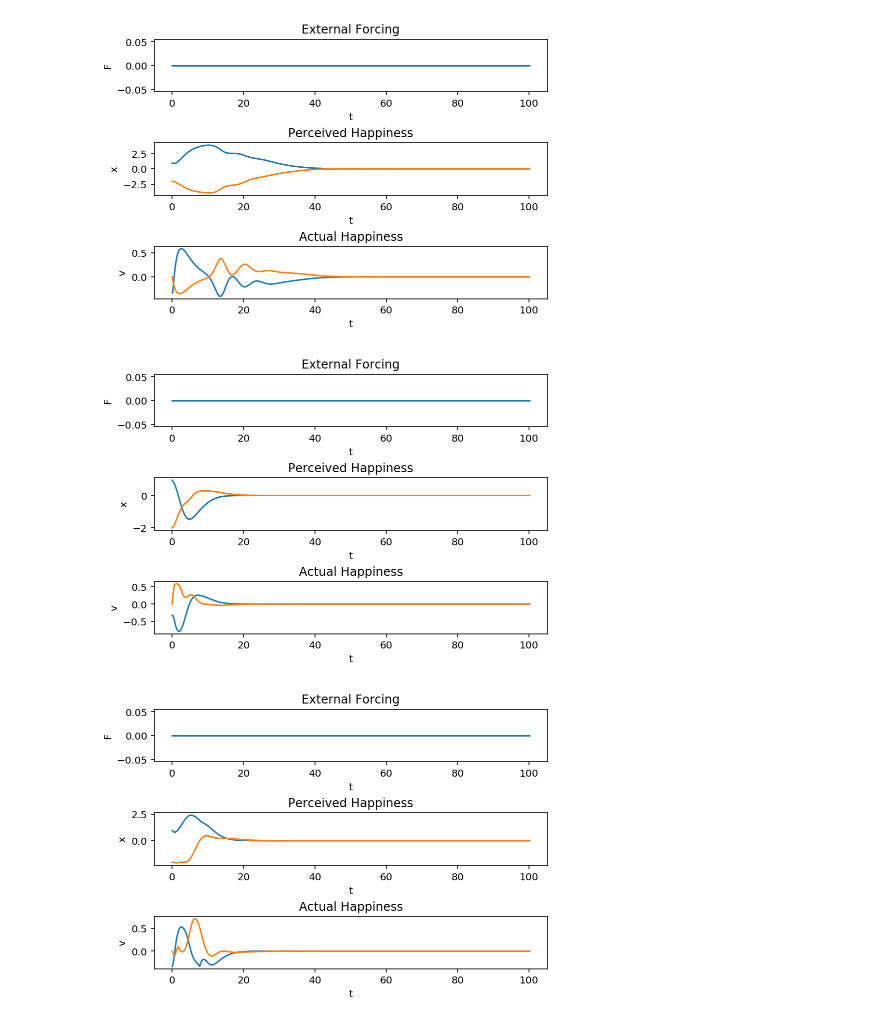
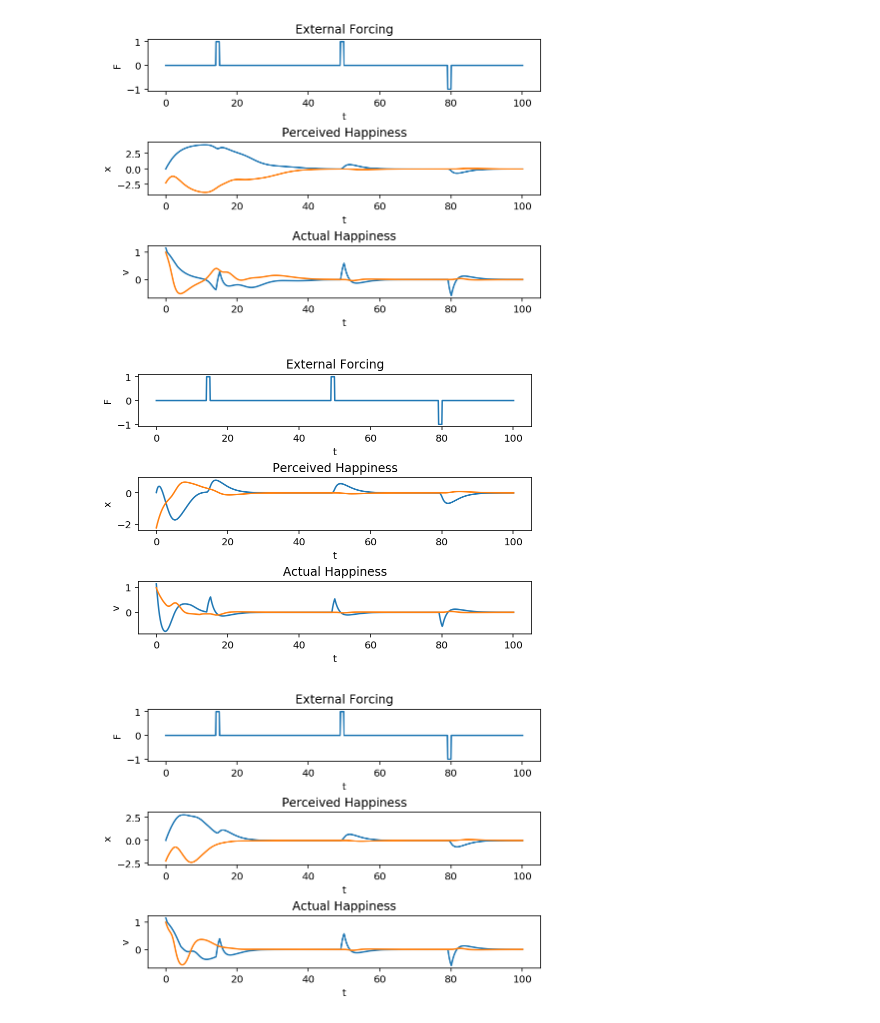
Before and after one commit to Hudsonnc/SIOC216B, a Jupyter notebook: Agent based model/Vibes class.ipynb, the cells around one changed output. Saved outputs shown, nothing was run; the diff lists cells and outputs as text; code cells hidden in the pictures.

```diff
--- a/Agent based model/Vibes class.ipynb
+++ b/Agent based model/Vibes class.ipynb
@@ -243,5 +263,5 @@ x, v, t = vibes.run()
 # %%
 vibes.a = np.array([1,1])
 vibes.b = np.array([1,-1])
-x, v, t = vibes.run()
+x, v, t = vibes.run(F=F)
 # %% [output]
@@ -249,5 +269,5 @@ x, v, t = vibes.run()
 # %%
 vibes.a = np.array([1,1])
 vibes.b = np.array([-1,-1])
-x, v, t = vibes.run()
+x, v, t = vibes.run(F=F)
 # %% [output]
@@ -255,5 +275,5 @@ x, v, t = vibes.run()
 # %%
 vibes.a = np.array([1,-1])
 vibes.b = np.array([1,1])
-x, v, t = vibes.run()
+x, v, t = vibes.run(F=F)
 # %% [output]
@@ -261,18 +281,18 @@ x, v, t = vibes.run()
 # %%
 vibes.a = np.array([-1,-1])
 vibes.b = np.array([1,1])
-x, v, t = vibes.run()
+x, v, t = vibes.run(F=F)
 # %% [output]
-[figure, old version]
+[figure, new version]
 # %%
 vibes.a = np.array([1,-1])
 vibes.b = np.array([1,-1])
-x, v, t = vibes.run()
+x, v, t = vibes.run(F=F)
 # %% [output]
-[figure, old version]
+[figure, new version]
 # %%
-vibes.a = np.array([-1,1])
-vibes.b = np.array([-1,1])
-x, v, t = vibes.run()
+vibes.a = np.array([-1,-1])
+vibes.b = np.array([-1,-1])
+x, v, t = vibes.run(F=F)
 # %% [output]
-[figure, old version]
+[figure, new version]
```
Also changed, not shown: parts of 19 cells of this notebook.
